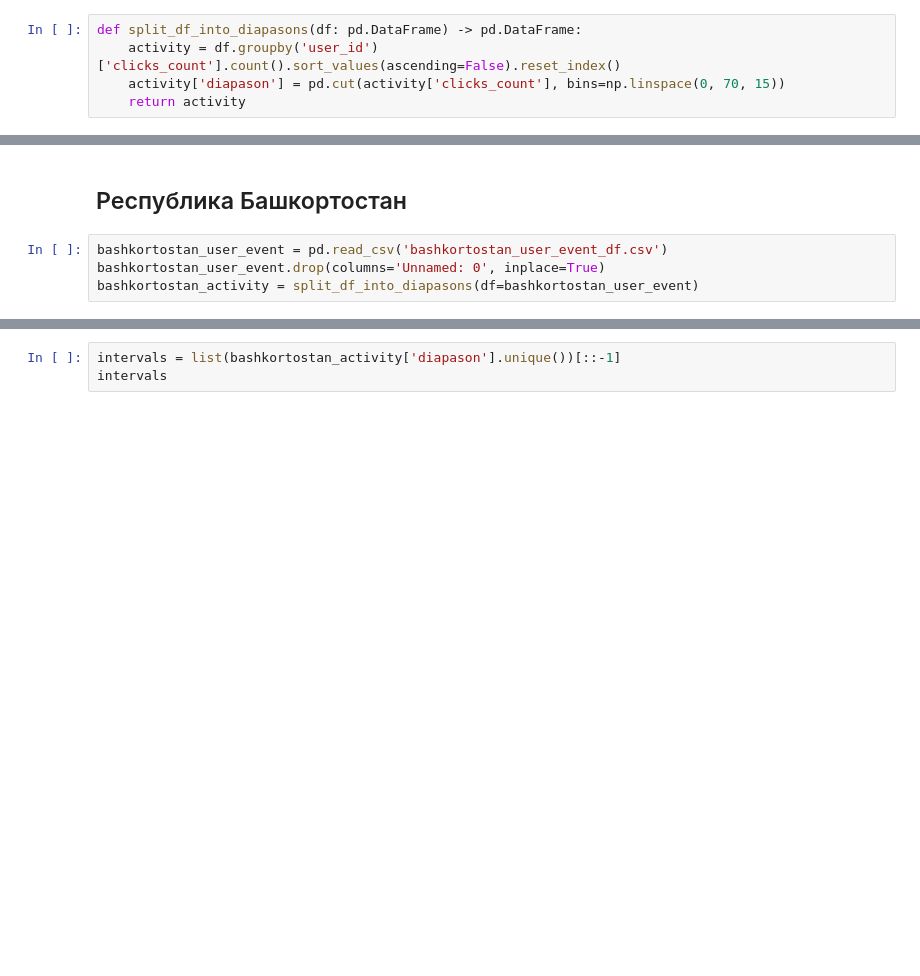
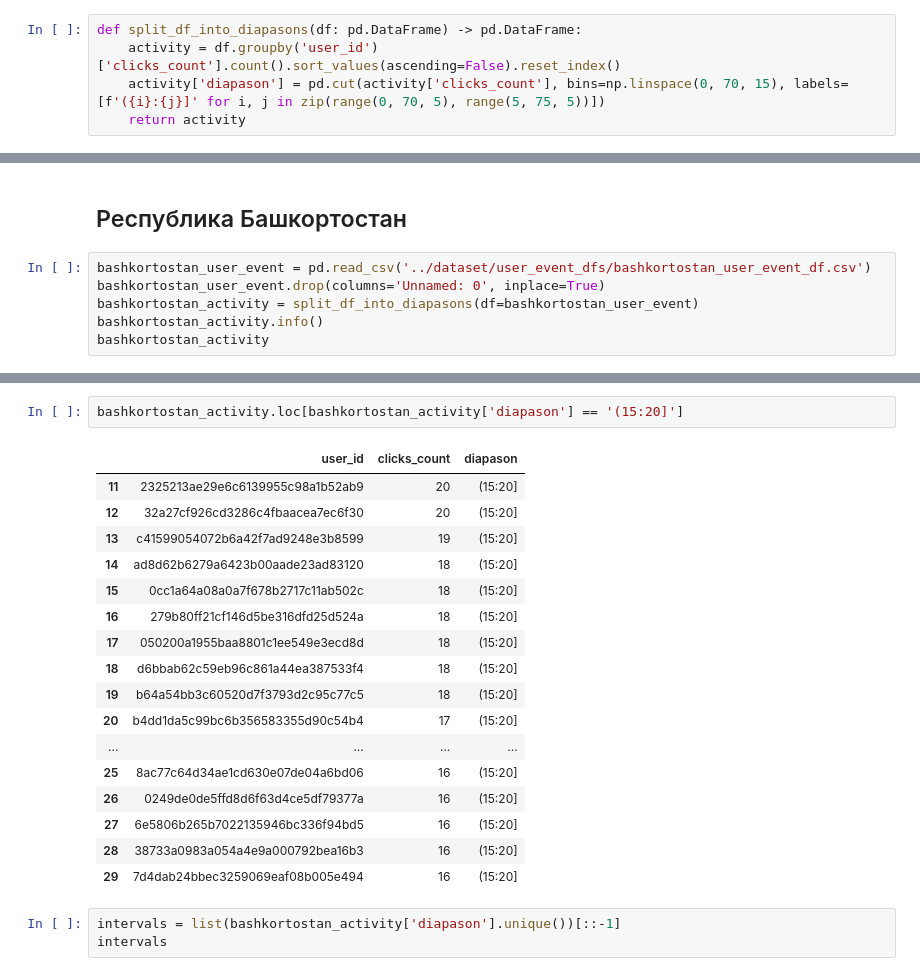
Before and after one commit to crazy-historian/pushkin_card_recommender_system, a Jupyter notebook: evaluation/implicit_model_testing.ipynb, the cells around one changed output, grey strips where cells are left out. Cells and saved outputs as stored; diff of their text form; blank space fills up the shorter version.

```diff
--- a/evaluation/implicit_model_testing.ipynb
+++ b/evaluation/implicit_model_testing.ipynb
@@ -10,7 +27,7 @@ from recommenders.implicit_models import EventRecommender
 # %%
 def split_df_into_diapasons(df: pd.DataFrame) -> pd.DataFrame:
     activity = df.groupby('user_id')['clicks_count'].count().sort_values(ascending=False).reset_index()
-    activity['diapason'] = pd.cut(activity['clicks_count'], bins=np.linspace(0, 70, 15))
+    activity['diapason'] = pd.cut(activity['clicks_count'], bins=np.linspace(0, 70, 15), labels=[f'({i}:{j}]' for i, j in zip(range(0, 70, 5), range(5, 75, 5))])
     return activity
 # %%
 def validate(
@@ -86,6 +103,8 @@ def draw_histogram(activity_df: pd.DataFrame, histogram: dict, region_name: str,
 # %% [markdown]
 ## Республика Башкортостан
 # %%
-bashkortostan_user_event = pd.read_csv('bashkortostan_user_event_df.csv')
+bashkortostan_user_event = pd.read_csv('../dataset/user_event_dfs/bashkortostan_user_event_df.csv')
 bashkortostan_user_event.drop(columns='Unnamed: 0', inplace=True)
 bashkortostan_activity = split_df_into_diapasons(df=bashkortostan_user_event)
+bashkortostan_activity.info()
+bashkortostan_activity
@@ -92,3 +135,23 @@ bashkortostan_activity = split_df_into_diapasons(df=bashkortostan_user_event)
+# %%
+bashkortostan_activity.loc[bashkortostan_activity['diapason'] == '(15:20]']
+# %% [output]
+|  | user_id | clicks_count | diapason |
+| 11 | 2325213ae29e6c6139955c98a1b52ab9 | 20 | (15:20] |
+| 12 | 32a27cf926cd3286c4fbaacea7ec6f30 | 20 | (15:20] |
+| 13 | c41599054072b6a42f7ad9248e3b8599 | 19 | (15:20] |
+| 14 | ad8d62b6279a6423b00aade23ad83120 | 18 | (15:20] |
+| 15 | 0cc1a64a08a0a7f678b2717c11ab502c | 18 | (15:20] |
+| 16 | 279b80ff21cf146d5be316dfd25d524a | 18 | (15:20] |
+| 17 | 050200a1955baa8801c1ee549e3ecd8d | 18 | (15:20] |
+| 18 | d6bbab62c59eb96c861a44ea387533f4 | 18 | (15:20] |
+| 19 | b64a54bb3c60520d7f3793d2c95c77c5 | 18 | (15:20] |
+| 20 | b4dd1da5c99bc6b356583355d90c54b4 | 17 | (15:20] |
+| ... | ... | ... | ... |
+| 25 | 8ac77c64d34ae1cd630e07de04a6bd06 | 16 | (15:20] |
+| 26 | 0249de0de5ffd8d6f63d4ce5df79377a | 16 | (15:20] |
+| 27 | 6e5806b265b7022135946bc336f94bd5 | 16 | (15:20] |
+| 28 | 38733a0983a054a4e9a000792bea16b3 | 16 | (15:20] |
+| 29 | 7d4dab24bbec3259069eaf08b005e494 | 16 | (15:20] |
 # %%
 intervals = list(bashkortostan_activity['diapason'].unique())[::-1]
 intervals
```
Also changed, not shown: parts of 3 cells of this notebook, 28 other files.
